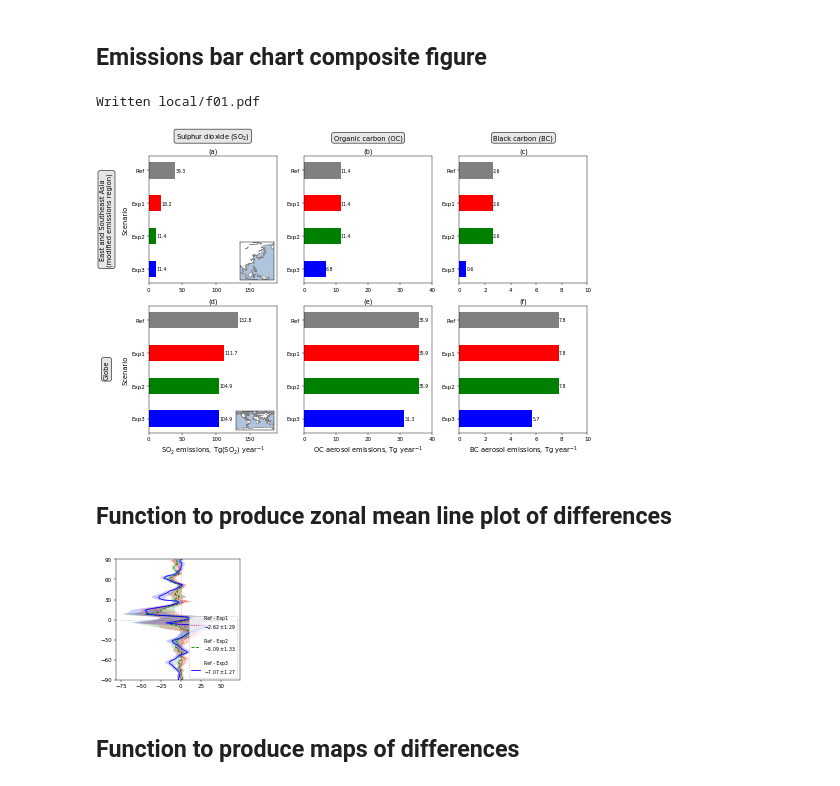
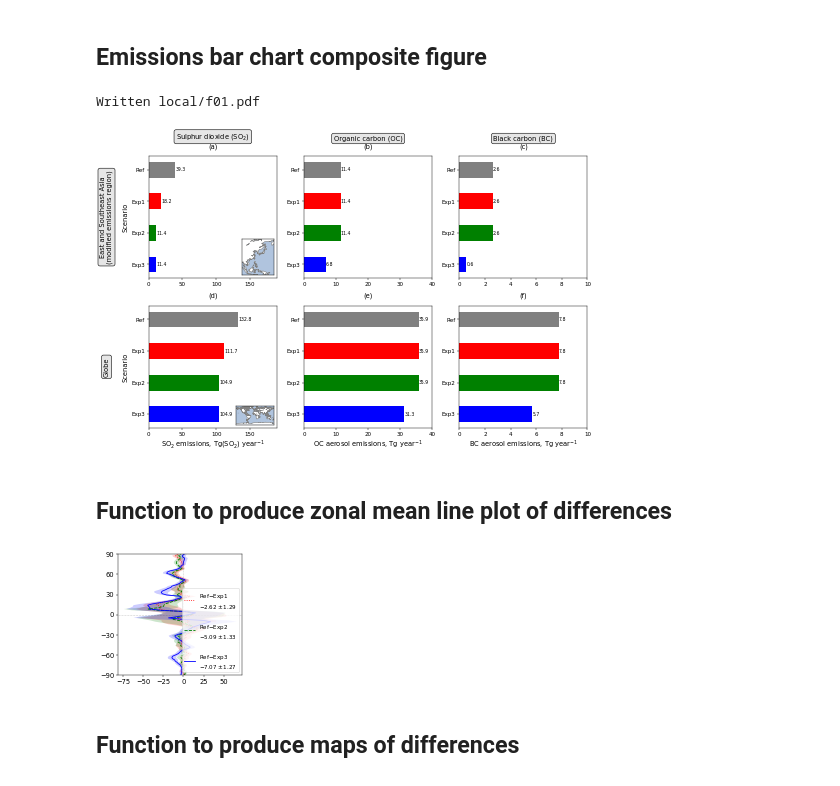
Before and after one commit to grandey/p17d-sulphur-eas-eqm, a Jupyter notebook: analysis_draft2018a/figures_draft2018a.ipynb, the cells around one changed output. Drawn from its saved outputs; the diff is of its cells as text; code cells hidden in the pictures.

```diff
--- a/analysis_draft2018a/figures_draft2018a.ipynb
+++ b/analysis_draft2018a/figures_draft2018a.ipynb
@@ -47,6 +47,7 @@ lib_draft2018a.py is using {'climapy': '0.1.0+b35937c', 'pandas': '0.22.0', 'xar
 # %%
 %matplotlib inline
 plt.rcParams['figure.dpi'] = 40  # reduce resolution of inline figures
+plt.rcParams['axes.titlepad'] = 15  # increase distance to title
 # %%
 # Initialise counters to keep track of figure numbers
 figure_counter = 1  # main manuscript
@@ -225,25 +226,25 @@ print('Written {}'.format(ofilename))
 figure_counter += 1
 # %% [output]
 Written local/f01.pdf
-[figure, old version]
+[figure, new version]
 # %% [markdown]
 ## Function to produce zonal mean line plot of differences
 # %%
 def zonal_mean_line_plot(variable='PRECC+PRECL',
                          f_or_b='b',
-                         title=None,
                          xlabel=None,
                          xlim=None,
                          ylabel=None,
                          mean_format='${:+.2f}\pm{:.2f}$',
+                         title=None,
                          ax=None):
     # Create Axes if no Axes passed as an argument
     if ax is None:
         fig, ax = plt.subplots(1, 1, figsize=(4, 4))
     # Load data for reference scenario
     ref_data = lib_draft2018a.load_output(variable=variable, scenario='2000',
-                                      f_or_b=f_or_b,
-                                      season='annual', apply_sf=True)
+                                          f_or_b=f_or_b,
+                                          season='annual', apply_sf=True)
     ref_zm = ref_data.mean(dim='lon')  # zonal mean
     ref_awm = climapy.xr_area_weighted_stat(ref_data)  # area-weighted means
     ref_data.close()
@@ -267,7 +268,7 @@ def zonal_mean_line_plot(variable='PRECC+PRECL',
                   np.sqrt(awm['year'].size))
         error = float(np.sqrt(error1**2 + error2**2))
         # Legend label
-        label = ('Ref - {}\n'.format(scenario_name_dict[scenario]) +
+        label = ('Ref$-${}\n'.format(scenario_name_dict[scenario]) +
                  mean_format.format(awm_diff, error))
         # Plot line - showing mean diff across time
         diff = (ref_zm.mean(dim='year').data.flatten()  # Ref - scenario
@@ -275,38 +276,40 @@ def zonal_mean_line_plot(variable='PRECC+PRECL',
         ax.plot(diff, zm['lat'].data,
                 c=c, linestyle=linestyle, alpha=1,
                 label=label)
         # Plot shading - showing standard error
         error1 = (ref_zm.std(dim='year', ddof=1).data.flatten() /
                   np.sqrt(ref_zm['year'].size))
         error2 = (zm.std(dim='year', ddof=1).data.flatten() /
                   np.sqrt(zm['year'].size))
         error = np.sqrt(error1**2 + error2**2)
         ax.fill_betweenx(zm['lat'].data, diff-error, diff+error,
                          facecolor=c, alpha=0.2)
     # Lines showing zero
     ax.axhline(0, c='k', alpha=0.2, linewidth=1, linestyle='--')
     ax.axvline(0, c='k', alpha=0.2, linewidth=1, linestyle='--')
     # y-axis
+    plt.yticks(fontsize='large')
     ax.set_ylim([-90, 90])
     ax.set_yticks(np.arange(-90, 91, 30))
     if ylabel:
-        ax.set_ylabel(r'Latitude, $^\circ$N', fontsize='large')
+        ax.set_ylabel(r'Latitude, $^\circ$N', fontsize='x-large')
     # x-axis
+    plt.xticks(fontsize='large')
     if xlabel:
-        ax.set_xlabel(xlabel, fontsize='large')
+        ax.set_xlabel(xlabel, fontsize='x-large')
     if xlim:
         ax.set_xlim(xlim)
     # Title and legend
     if title:
-        ax.set_title(title, fontsize='large')
-    ax.legend(loc=4, fontsize='small', labelspacing=2)
+        ax.set_title(title, fontsize='x-large')
+    ax.legend(loc=4, labelspacing=2)
     return ax
 
 # Example
 if True:
     zonal_mean_line_plot()
 # %% [output]
-[figure, old version]
+[figure, new version]
 # %% [markdown]
 ## Function to produce maps of differences
 # %%
```
Also changed, not shown: parts of 4 cells of this notebook, 1 other file.
